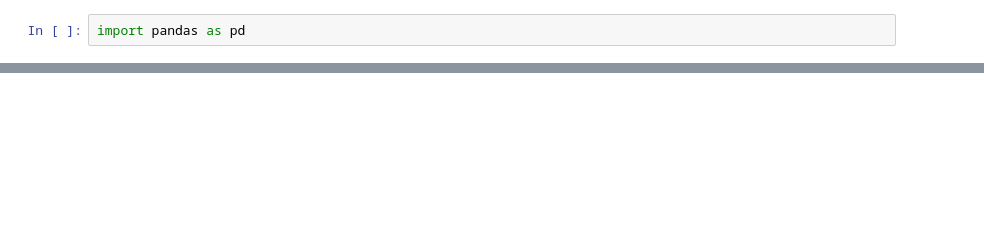
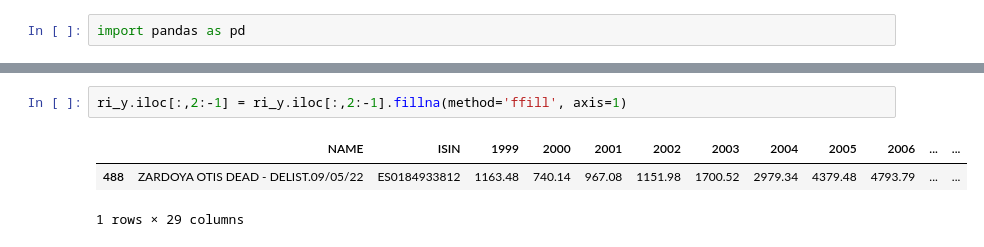
Before and after one commit to baertsch/FIN-429, a Jupyter notebook: Homework1.ipynb, the cells around one changed output, grey strips where cells are left out. Cells and saved outputs as stored; diff of their text form; blank space fills up the shorter version.

```diff
--- a/Homework1.ipynb
+++ b/Homework1.ipynb
@@ -47,0 +55,6 @@ See the caveats in the documentation: https://pandas.pydata.org/pandas-docs/stab
+# %%
+ri_y.iloc[:,2:-1] = ri_y.iloc[:,2:-1].fillna(method='ffill', axis=1)
+# %% [output]
+|  | NAME | ISIN | 1999 | 2000 | 2001 | 2002 | 2003 | 2004 | 2005 | 2006 | ... | ... |
+| 488 | ZARDOYA OTIS DEAD - DELIST.09/05/22 | ES0184933812 | 1163.48 | 740.14 | 967.08 | 1151.98 | 1700.52 | 2979.34 | 4379.48 | 4793.79 | ... | ... |
+1 rows × 29 columns
```
Also changed, not shown: parts of 3 cells of this notebook.
